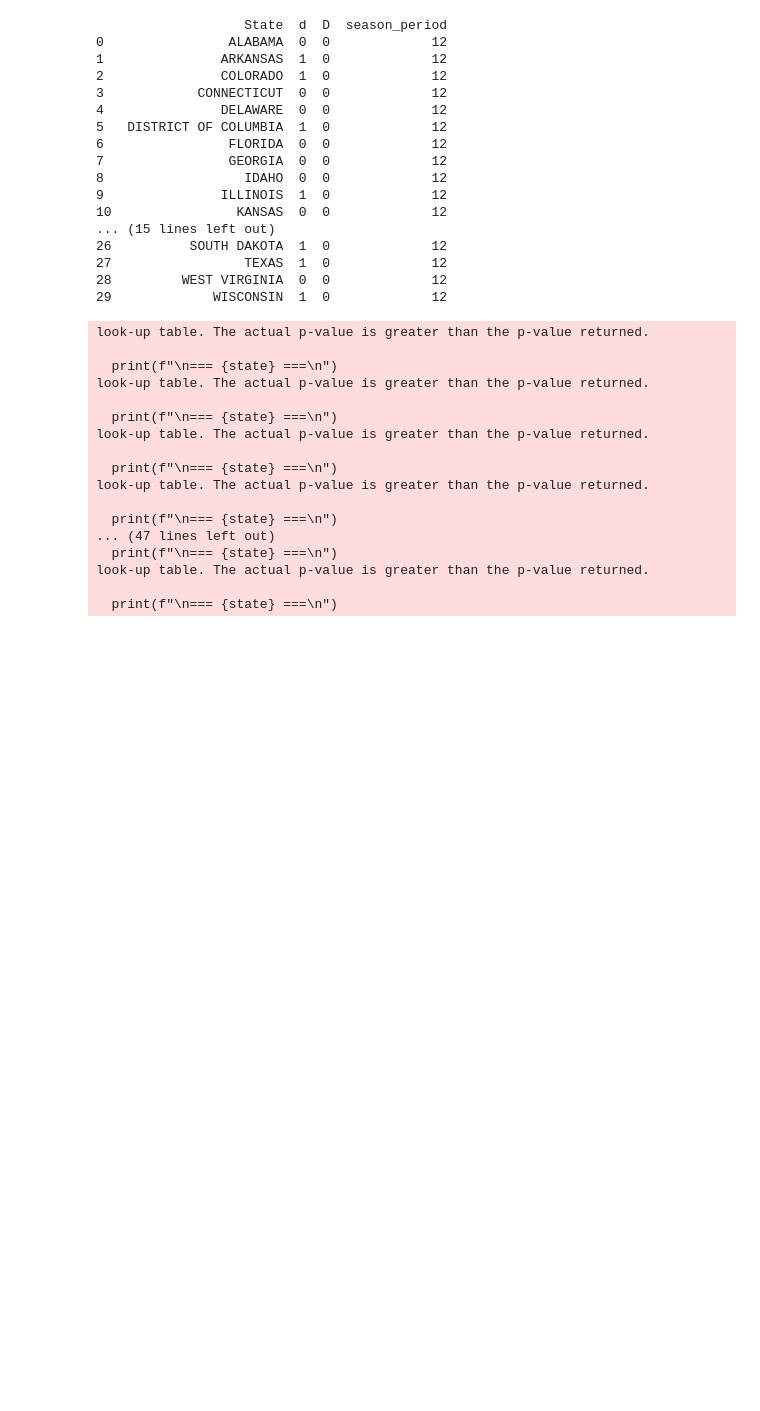
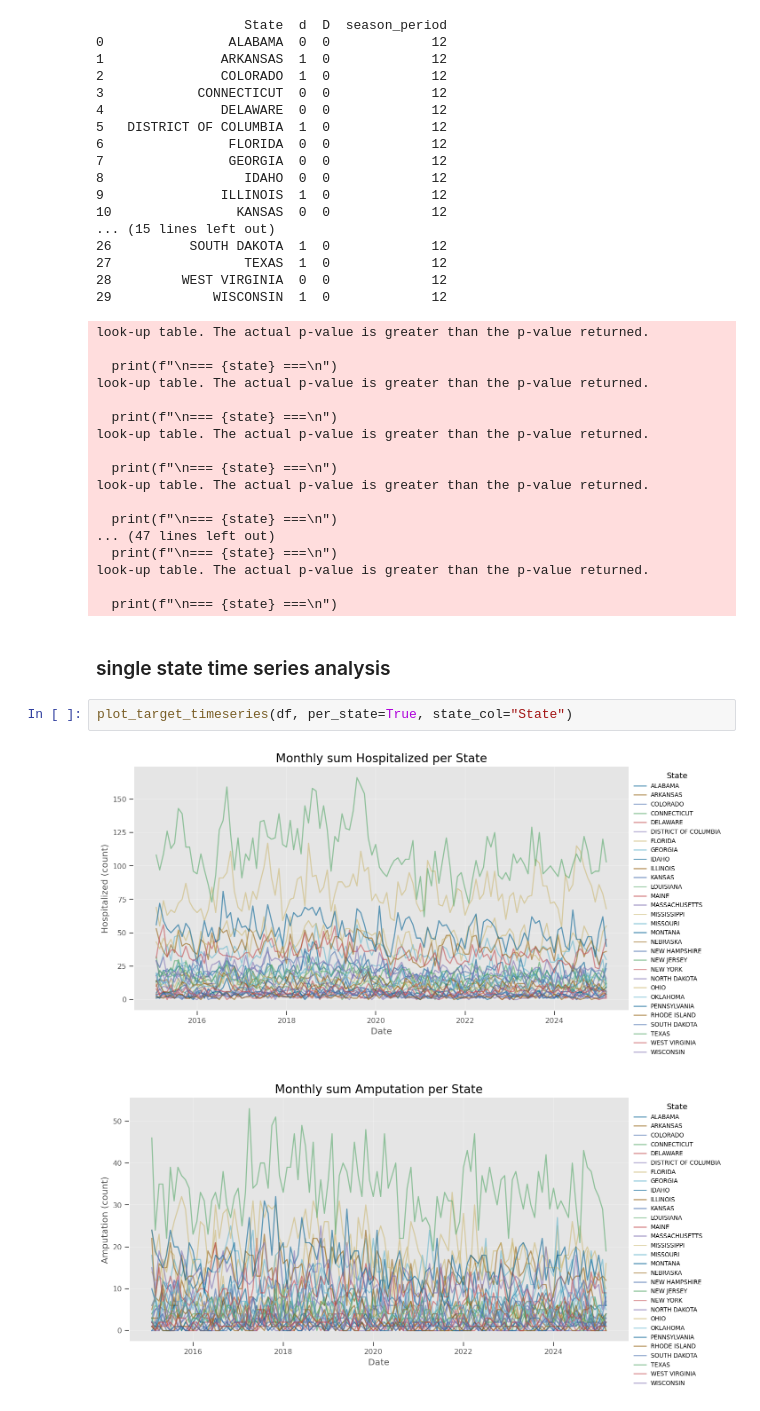
Before and after one commit to cocomazzi/severe_injury_forecasting_thesis, a Jupyter notebook: notebooks/02_ts_analysis.ipynb, the cells around one changed output. Drawn from its saved outputs; the diff is of its cells as text; blank space fills up the shorter version.

```diff
--- a/notebooks/02_ts_analysis.ipynb
+++ b/notebooks/02_ts_analysis.ipynb
@@ -154,3 +149,10 @@ look-up table. The actual p-value is greater than the p-value returned.
 look-up table. The actual p-value is greater than the p-value returned.
 
   print(f"\n=== {state} ===\n")
+# %% [markdown]
+### single state time series analysis
+# %%
+plot_target_timeseries(df, per_state=True, state_col="State")
+# %% [output]
+[figure, added]
+[figure, added]
```
Also changed, not shown: parts of 11 cells of this notebook, 1 other file.
